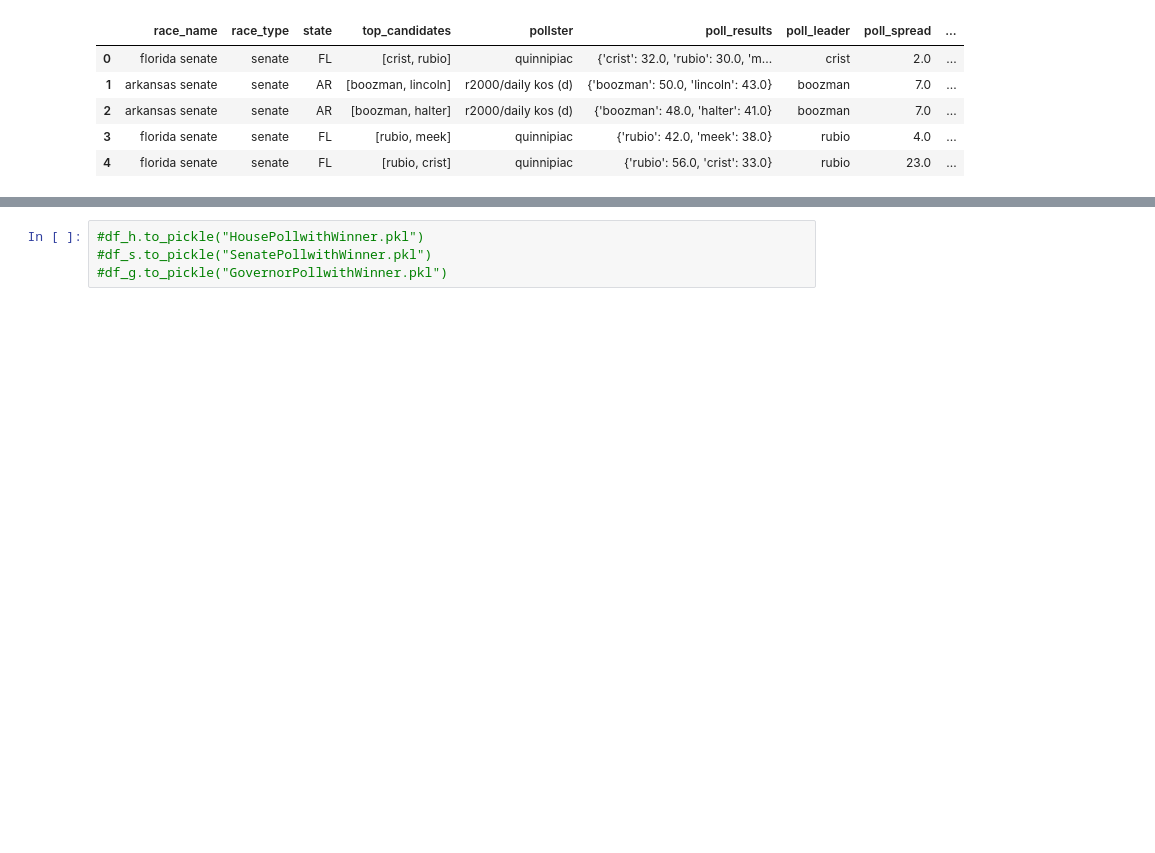
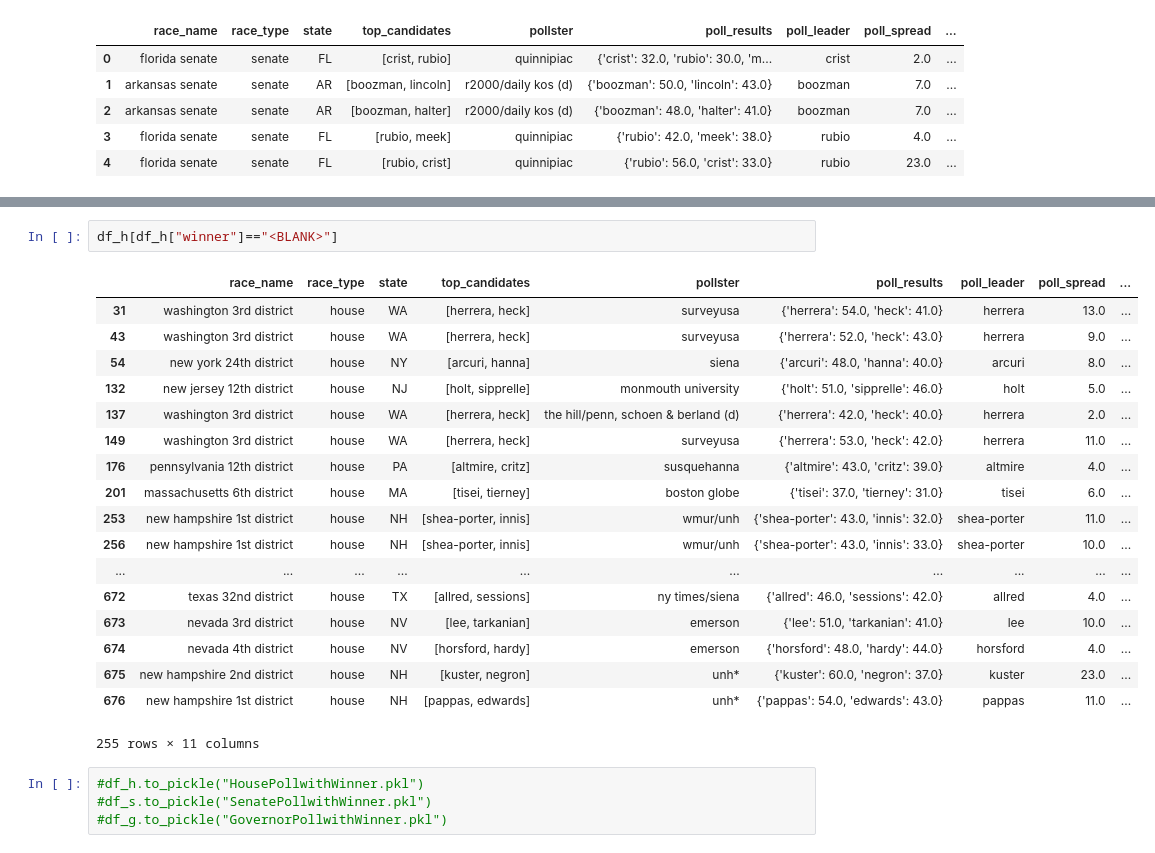
Before and after one commit to Nlorio/election-forecast, a Jupyter notebook: notebooks/Race_Winner_Matcher.ipynb, the cells around one changed output, grey strips where cells are left out. Saved outputs shown, nothing was run; the diff lists cells and outputs as text; blank space fills up the shorter version.

```diff
--- a/notebooks/Race_Winner_Matcher.ipynb
+++ b/notebooks/Race_Winner_Matcher.ipynb
@@ -201,3 +290,24 @@ len(df_h)
+# %%
+df_h[df_h["winner"]=="<BLANK>"]
+# %% [output]
+|  | race_name | race_type | state | top_candidates | pollster | poll_results | poll_leader | poll_spread | ... |
+| 31 | washington 3rd district | house | WA | [herrera, heck] | surveyusa | {'herrera': 54.0, 'heck': 41.0} | herrera | 13.0 | ... |
+| 43 | washington 3rd district | house | WA | [herrera, heck] | surveyusa | {'herrera': 52.0, 'heck': 43.0} | herrera | 9.0 | ... |
+| 54 | new york 24th district | house | NY | [arcuri, hanna] | siena | {'arcuri': 48.0, 'hanna': 40.0} | arcuri | 8.0 | ... |
+| 132 | new jersey 12th district | house | NJ | [holt, sipprelle] | monmouth university | {'holt': 51.0, 'sipprelle': 46.0} | holt | 5.0 | ... |
+| 137 | washington 3rd district | house | WA | [herrera, heck] | the hill/penn, schoen & berland (d) | {'herrera': 42.0, 'heck': 40.0} | herrera | 2.0 | ... |
+| 149 | washington 3rd district | house | WA | [herrera, heck] | surveyusa | {'herrera': 53.0, 'heck': 42.0} | herrera | 11.0 | ... |
+| 176 | pennsylvania 12th district | house | PA | [altmire, critz] | susquehanna | {'altmire': 43.0, 'critz': 39.0} | altmire | 4.0 | ... |
+| 201 | massachusetts 6th district | house | MA | [tisei, tierney] | boston globe | {'tisei': 37.0, 'tierney': 31.0} | tisei | 6.0 | ... |
+| 253 | new hampshire 1st district | house | NH | [shea-porter, innis] | wmur/unh | {'shea-porter': 43.0, 'innis': 32.0} | shea-porter | 11.0 | ... |
+| 256 | new hampshire 1st district | house | NH | [shea-porter, innis] | wmur/unh | {'shea-porter': 43.0, 'innis': 33.0} | shea-porter | 10.0 | ... |
+| ... | ... | ... | ... | ... | ... | ... | ... | ... | ... |
+| 672 | texas 32nd district | house | TX | [allred, sessions] | ny times/siena | {'allred': 46.0, 'sessions': 42.0} | allred | 4.0 | ... |
+| 673 | nevada 3rd district | house | NV | [lee, tarkanian] | emerson | {'lee': 51.0, 'tarkanian': 41.0} | lee | 10.0 | ... |
+| 674 | nevada 4th district | house | NV | [horsford, hardy] | emerson | {'horsford': 48.0, 'hardy': 44.0} | horsford | 4.0 | ... |
+| 675 | new hampshire 2nd district | house | NH | [kuster, negron] | unh* | {'kuster': 60.0, 'negron': 37.0} | kuster | 23.0 | ... |
+| 676 | new hampshire 1st district | house | NH | [pappas, edwards] | unh* | {'pappas': 54.0, 'edwards': 43.0} | pappas | 11.0 | ... |
+255 rows × 11 columns
 # %%
 #df_h.to_pickle("HousePollwithWinner.pkl")
 #df_s.to_pickle("SenatePollwithWinner.pkl")
```
Also changed, not shown: parts of 15 cells of this notebook, 3 other files.
